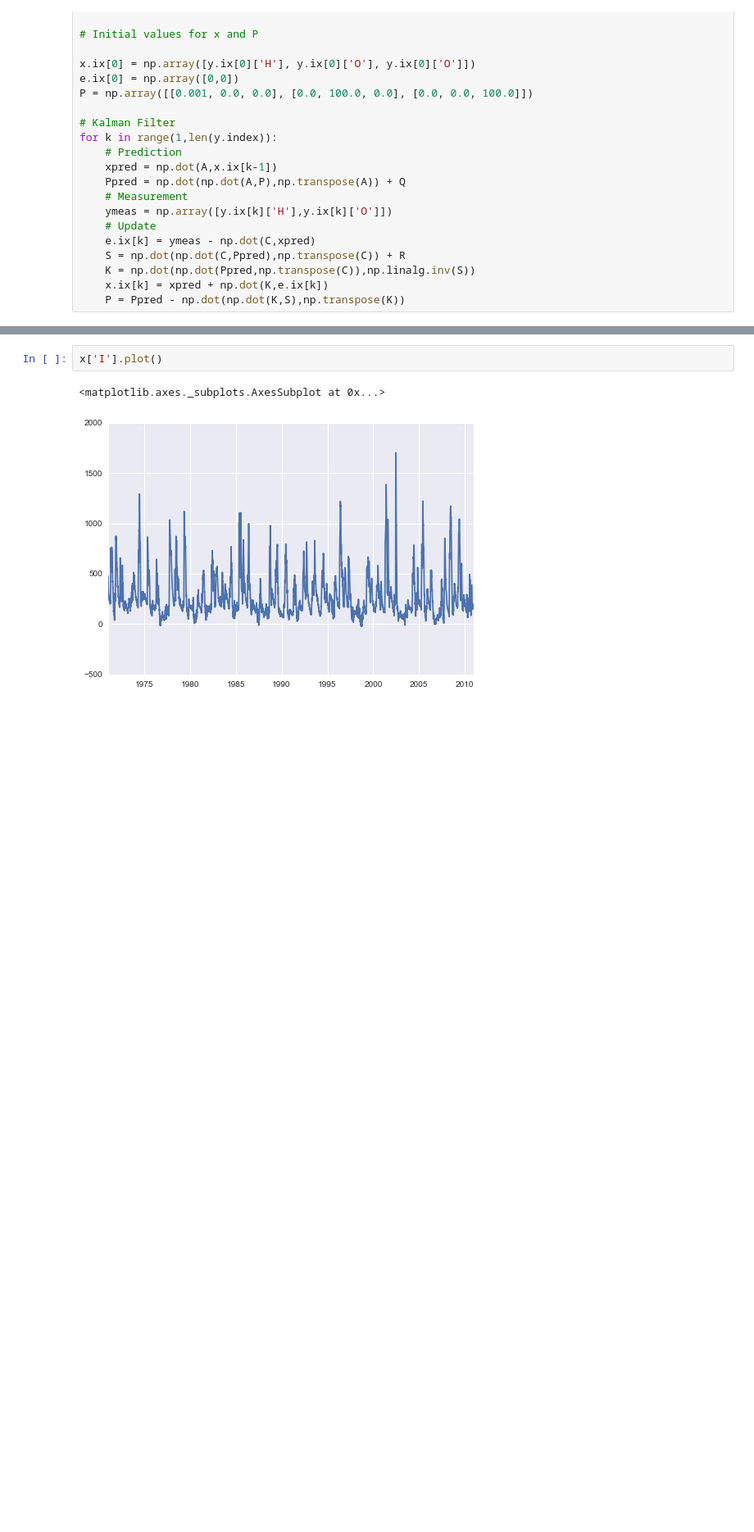
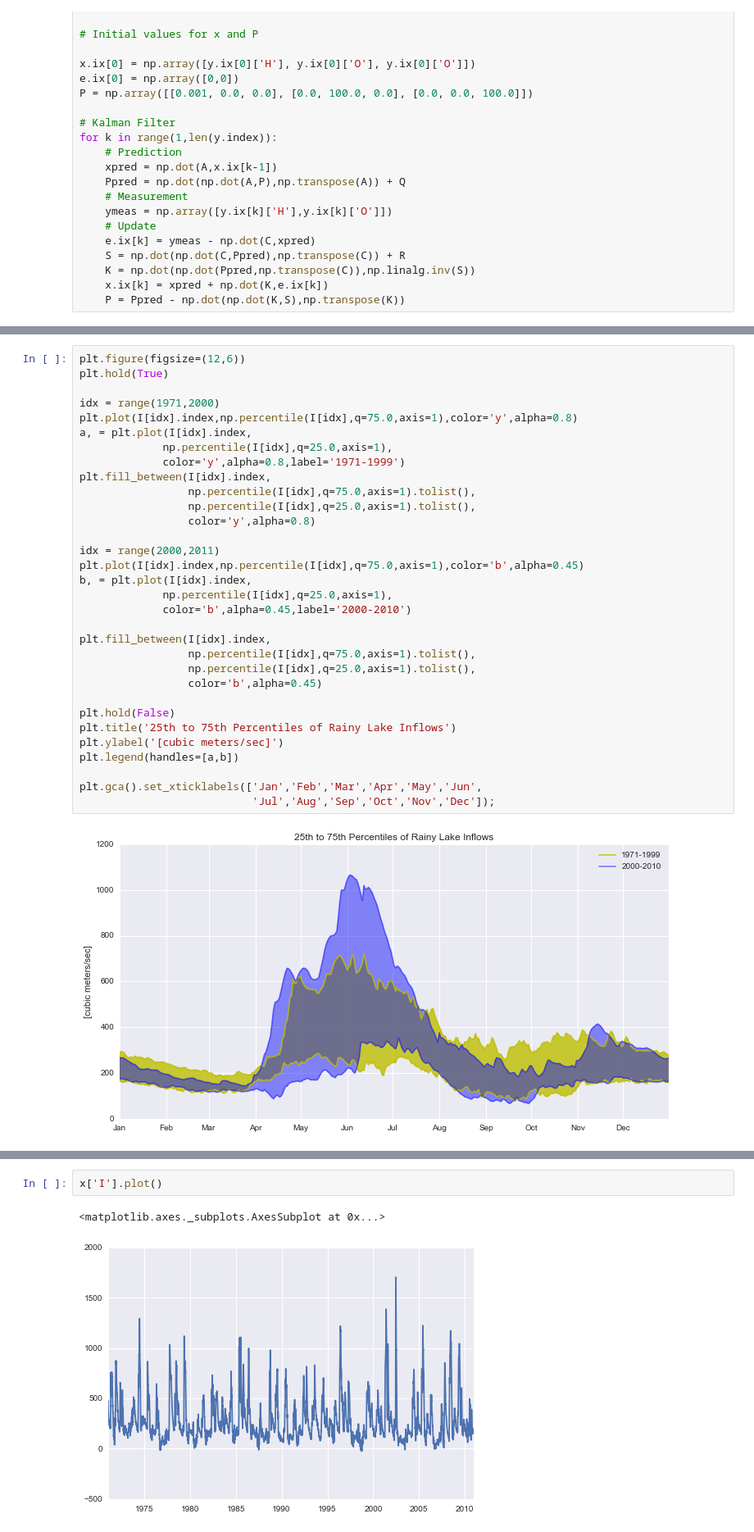
Before and after one commit to kmcgarry7/Rainy-Lake-Hydrology, a Jupyter notebook: Estimating_Rainy_Lake_Inflows_1970-2010.ipynb, the cells around one changed output, grey strips where cells are left out. Shown: that part at 82% size. Cells and saved outputs as stored; diff of their text form; blank space fills up the shorter version.

```diff
--- a/Estimating_Rainy_Lake_Inflows_1970-2010.ipynb
+++ b/Estimating_Rainy_Lake_Inflows_1970-2010.ipynb
@@ -238,0 +256,34 @@ plt.hold(False)
+# %%
+plt.figure(figsize=(12,6))
+plt.hold(True)
+
+idx = range(1971,2000)
+plt.plot(I[idx].index,np.percentile(I[idx],q=75.0,axis=1),color='y',alpha=0.8)
+a, = plt.plot(I[idx].index,
+             np.percentile(I[idx],q=25.0,axis=1),
+             color='y',alpha=0.8,label='1971-1999')
+plt.fill_between(I[idx].index,
+                 np.percentile(I[idx],q=75.0,axis=1).tolist(),
+                 np.percentile(I[idx],q=25.0,axis=1).tolist(),
+                 color='y',alpha=0.8)
+
+idx = range(2000,2011)
+plt.plot(I[idx].index,np.percentile(I[idx],q=75.0,axis=1),color='b',alpha=0.45)
+b, = plt.plot(I[idx].index,
+             np.percentile(I[idx],q=25.0,axis=1),
+             color='b',alpha=0.45,label='2000-2010')
+
+plt.fill_between(I[idx].index,
+                 np.percentile(I[idx],q=75.0,axis=1).tolist(),
+                 np.percentile(I[idx],q=25.0,axis=1).tolist(),
+                 color='b',alpha=0.45)
+
+plt.hold(False)
+plt.title('25th to 75th Percentiles of Rainy Lake Inflows')
+plt.ylabel('[cubic meters/sec]')
+plt.legend(handles=[a,b])
+
+plt.gca().set_xticklabels(['Jan','Feb','Mar','Apr','May','Jun',
+                           'Jul','Aug','Sep','Oct','Nov','Dec']);
+# %% [output]
+[figure, added]
```
Also changed, not shown: parts of 12 cells of this notebook.
